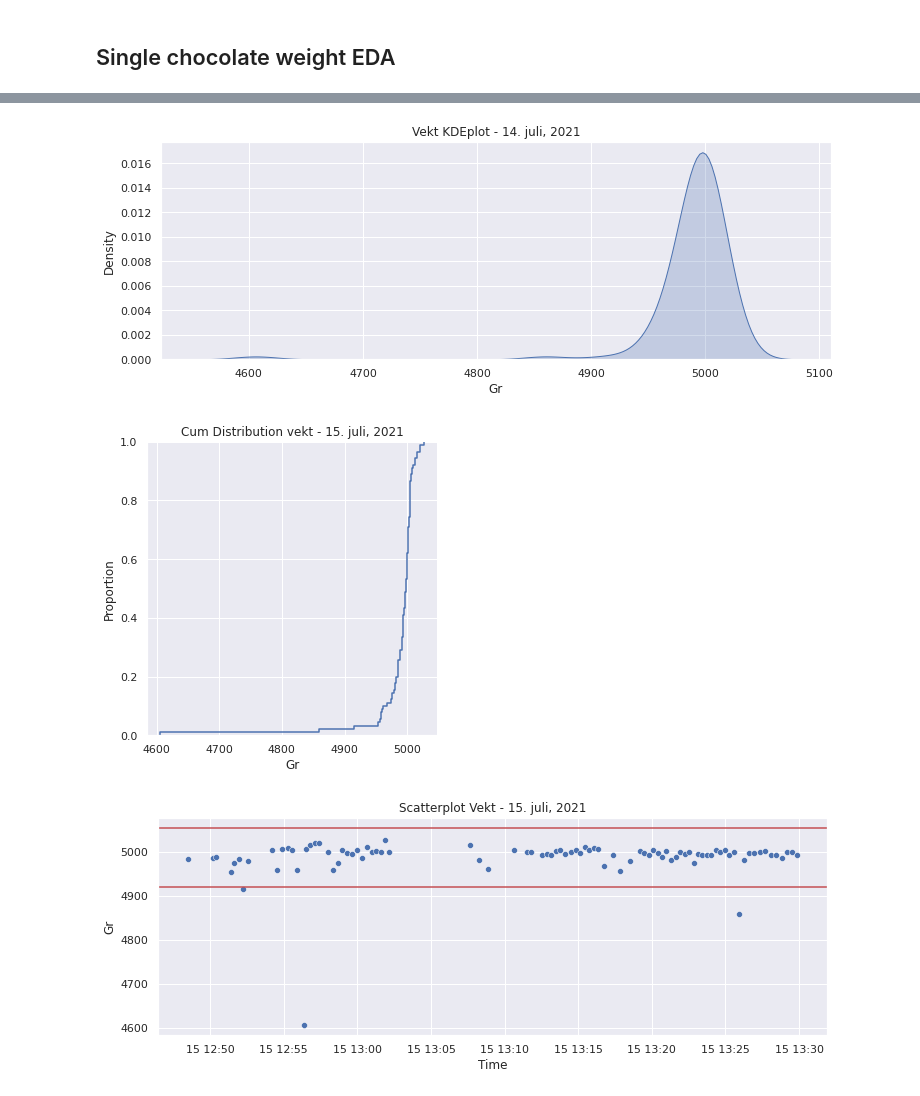
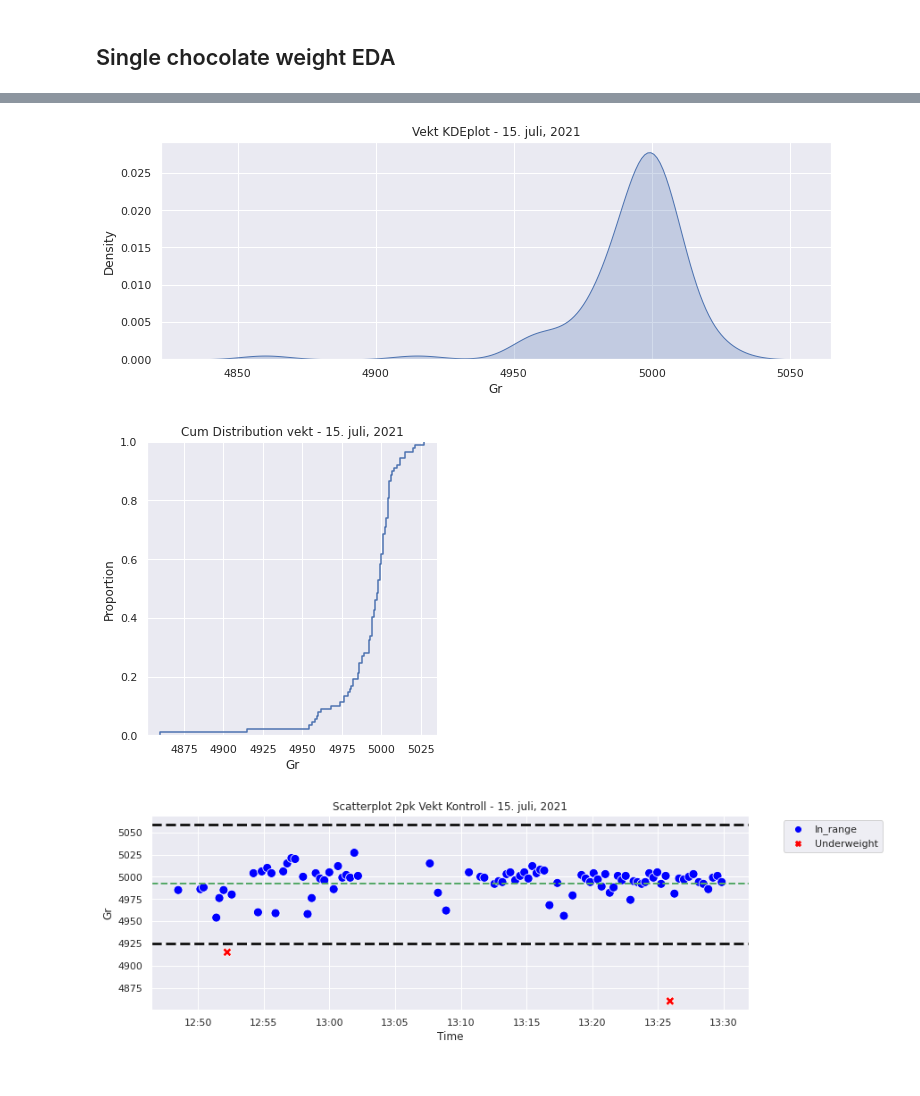
Before and after one commit to gabrielborja/python_data_analysis, a Jupyter notebook: molding_analysis.ipynb, the cells around one changed output, grey strips where cells are left out. Saved outputs shown, nothing was run; the diff lists cells and outputs as text; code cells hidden in the pictures.

Commit message:
Update scatter plot single weight control

```diff
--- a/molding_analysis.ipynb
+++ b/molding_analysis.ipynb
@@ -1270,0 +1262,4 @@ df9.tail(4)
+# %%
+#Assign outliers category
+df9 = df9.assign(Cat = np.where(df9['Gr']<4925, 'Underweight', 'In_range'))
+df9.tail(4)
@@ -1284,5 +1286,5 @@ memory usage: 1.5 KB
 # %%
-#Dropping outliers
-df9 = df9[df9['Gr'] < 3.70].reset_index(drop=True)
+#Dropping extreme outliers
+df9 = df9[df9['Gr'] > 4800].reset_index(drop=True)
 df9.tail(2)
 # %% [output]
@@ -1326,23 +1328,27 @@ plt.show()
 # %%
 #Plotting the KDEplot of the weights
 sns.kdeplot(data=df9, x='Gr', shade=True)
-plt.title('Vekt KDEplot - 14. juli, 2021')
+plt.title('Vekt KDEplot - 15. juli, 2021')
 plt.show()
 # %% [output]
-[figure, old version]
+[figure, new version]
 # %%
 #Plotting the cum distribution plot of the weights
 sns.displot(data=df9, x='Gr', kind='ecdf')
 plt.title('Cum Distribution vekt - 15. juli, 2021')
 plt.show()
 # %% [output]
-[figure, old version]
+[figure, new version]
 # %%
 #Plotting the scatter plot of weights against time
-fig9_a = sns.scatterplot(data=df9, x='Time', y='Gr')
-plt.title('Scatterplot Vekt - 15. juli, 2021')
-fig9_a.axhline(4921, color='r') #==> Lower limit. Mean - 67g
-fig9_a.axhline(5055, color='r') #==> Upper limit. Mean + 67g
+fig9_a = sns.scatterplot(data=df9, x='Time', y='Gr', hue='Cat', style='Cat', palette=['#0000ff', '#ff0000'], s=100)
+xformatter = mdates.DateFormatter("%H:%M")
+fig9_a.xaxis.set_major_formatter(xformatter)
+plt.axhline(4925, ls='--', linewidth=3, color='k') #==> Lower limit. Mean - 67g
+plt.axhline(4992, ls='--', linewidth=2, color='g') #==> Mean value
+plt.axhline(5059, ls='--', linewidth=3, color='k') #==> Upper limit. Mean + 67g
+plt.title('Scatterplot 2pk Vekt Kontroll - 15. juli, 2021')
+plt.legend(bbox_to_anchor=(1.05, 1)) #==> Set legend outside the chart
 plt.show()
 # %% [output]
-[figure, old version]
+[figure, new version]
```
Also changed, not shown: parts of 9 cells of this notebook.
